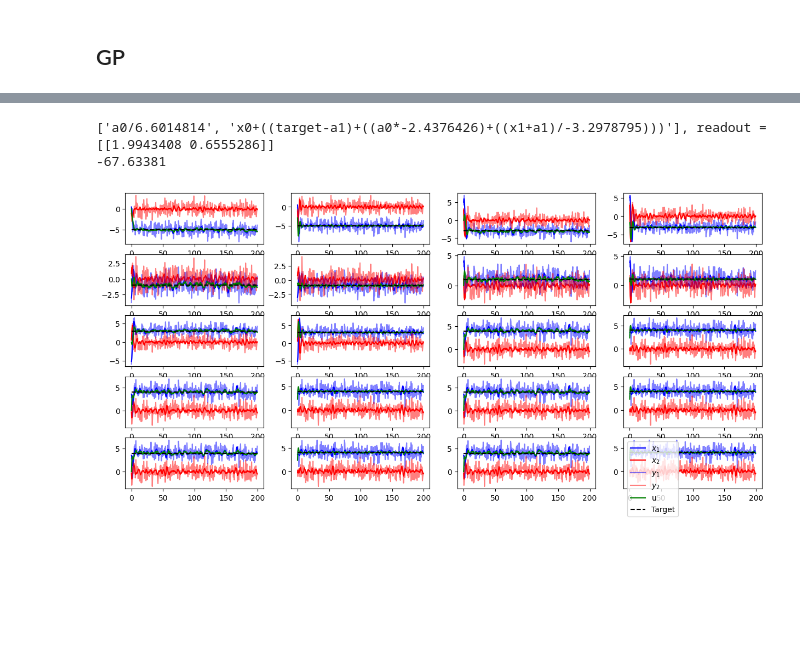
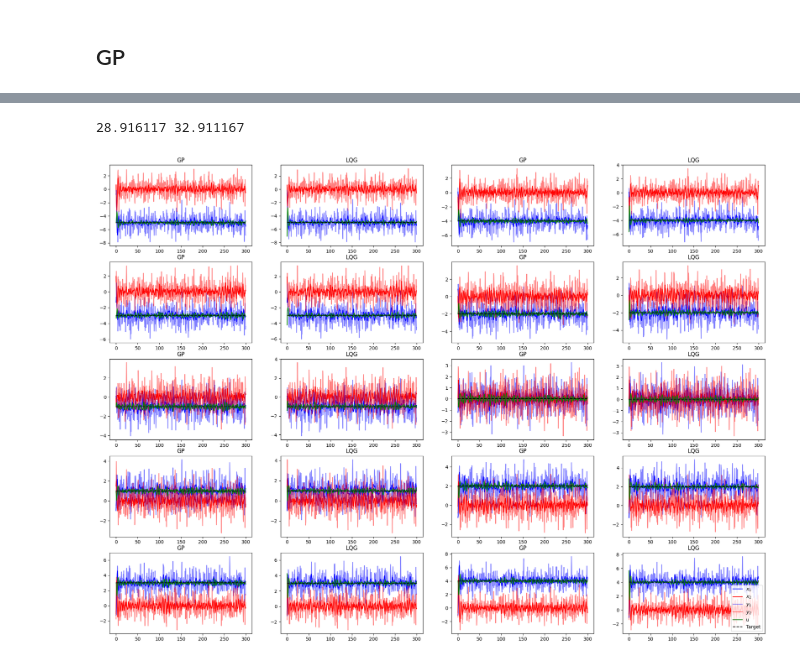
Before and after one commit to sdevries0/MultiTreeGP, a Jupyter notebook: first_pytrees.ipynb, the cells around one changed output, grey strips where cells are left out. Drawn from its saved outputs; the diff is of its cells as text; code cells hidden in the pictures; blank space fills up the shorter version.

Commit message:
Multiple envs, robuster GP

```diff
--- a/first_pytrees.ipynb
+++ b/first_pytrees.ipynb
@@ -386,10 +402,0 @@ Final generation, average fitness: 3950380.0, best_fitness: 56.31295394897461, b
-# %%
-for i in range(n_seeds):
-        plt.plot(-1*best_fitnesses[i], color="blue")
-plt.hlines(jnp.mean(jnp.array(all_rewards_lq))*env.dt, 0, generations-1, color="red", label=env_type)
-plt.plot(0, 0, label=f"GP", color="blue")
-plt.title("Best fitness per generation")
-plt.xlabel("Generation")
-plt.ylabel("Reward")
-plt.legend()
-plt.show()
@@ -422,38 +514,49 @@ def my_to_string(sol):
 # %%
-data, env, fitness_function, rewards_lq, state_obs_control_lq = get_data(seed, env_type, T=200)
-x0,ts,targets,noise_keys=data
+test_T = 300
+dt = 0.5
+seed = 10
 
-# sol = multi_gp.Expression([my_to_string('-4.0*a0 - 4.20*target + 3.0*x1'),my_to_string('a1**2.0')],jnp.array([[-0.98,0.20]]))
+test_data, sample_params, env = get_data(seed, T=test_T, dt=dt)
+rewards_lqg, state_obs_control_lqg = evaluate_lqg(test_data, env, sample_params)
+x0,ts,targets,noise_keys,params=test_data
+gp = multi_gp.ODE_GP(seed, state_size=2)
+gp.initialize_variables(env)
 
-# xs_gp, ys_gp, us_gp, act = jax.vmap(gp.evaluate_control_loop, in_axes=[None,0,None, 0, 0])(sol, x0, ts, targets, noise_keys)
-index = 0
-print(best_solutions[index])
-xs_gp, ys_gp, us_gp, act = jax.vmap(gp.evaluate_control_loop, in_axes=[None,0,None, 0, 0])(best_solutions[index], x0, ts, targets, noise_keys)
-rewards_gp = jax.vmap(fitness_function.get_rewards)(xs_gp, us_gp, targets)
-print(jnp.mean(rewards_gp,axis=0)[-1]*dt)
-fig, ax = plt.subplots(ncols=4,nrows=5, figsize=(15,7))
+sol = multi_gp.Expression([my_to_string('y0'), my_to_string('-2*a1 - 1.1477711*y1')], my_to_string('a1 + target'))
+xs_gp, ys_gp, us_gp, _, rewards_gp = jax.vmap(gp.evaluate_control_loop, in_axes=[None,0,None, 0, 0, 0])(sol, x0, ts, targets, noise_keys, params)
+
+# index = 0
+# print("state equations: ", gp.trees_to_sympy(best_solutions[index])," readout: ",gp.tree_to_sympy(best_solutions[index].readout))
+# xs_gp, ys_gp, us_gp, _, rewards_gp = jax.vmap(gp.evaluate_control_loop, in_axes=[None,0,None, 0, 0, 0])(best_solutions[index], x0, ts, targets, noise_keys, params)
+
+print(jnp.mean(rewards_gp[:,-1])*dt, jnp.mean(rewards_lqg[:,-1])*dt)
+
+fig, ax = plt.subplots(ncols=4,nrows=5, figsize=(25,18))
 ax = ax.ravel()
 
-xs_lq, ys_lq, us_lq = state_obs_control_lq
 for i in range(x0.shape[0]):
     index = 2*i
-    ax[index].plot(ts,xs_gp[index,:,0], label='$x_1$', color='blue')
-    ax[index].plot(ts,xs_gp[index,:,1], label='$x_2$', color='red')
-    ax[index].plot(ts,ys_gp[index,:,0], label='$y_1$', alpha=0.5, color='blue')
-    ax[index].plot(ts,ys_gp[index,:,1], label='$y_2$', alpha=0.5, color='red')
-    ax[index].plot(ts,us_gp[index], label='u', color='green')
-    ax[index].hlines(targets[index], ts[0], ts[-1], color="black", linestyle="--", label="Target")
+    ax[index].plot(ts,xs_gp[i,:,0], label='$x_1$', color='blue')
+    ax[index].plot(ts,xs_gp[i,:,1], label='$x_2$', color='red')
+    ax[index].plot(ts,ys_gp[i,:,0], label='$y_1$', alpha=0.5, color='blue')
+    if ys_gp.shape[-1]==2:
+        ax[index].plot(ts,ys_gp[i,:,1], label='$y_2$', alpha=0.5, color='red')
+    ax[index].plot(ts,us_gp[i], label='u', color='green')
+    ax[index].hlines(targets[i], ts[0], ts[-1], color="black", linestyle="--", label="Target")
+    ax[index].set_title("GP")
+    # ax[index].set_ylim(targets[i]-0.5, targets[i]+0.5)
 
-    ax[index+1].plot(ts,xs_lq[index,:,0], label='$x_1$', color='blue')
-    ax[index+1].plot(ts,xs_lq[index,:,1], label='$x_2$', color='red')
-    ax[index+1].plot(ts,ys_lq[index,:,0], label='$y_1$', alpha=0.5, color='blue')
-    ax[index+1].plot(ts,ys_lq[index,:,1], label='$y_2$', alpha=0.5, color='red')
-    ax[index+1].plot(ts,us_lq[index], label='u', color='green')
-    ax[index+1].hlines(targets[index], ts[0], ts[-1], color="black", linestyle="--", label="Target")
+    ax[index+1].plot(ts,state_obs_control_lqg[i,:,0], label='$x_1$', color='blue')
+    ax[index+1].plot(ts,state_obs_control_lqg[i,:,1], label='$x_2$', color='red')
+    ax[index+1].plot(ts,state_obs_control_lqg[i,:,2], label='$y_1$', alpha=0.5, color='blue')
+    ax[index+1].plot(ts,state_obs_control_lqg[i,:,3], label='$y_2$', alpha=0.5, color='red')
+    ax[index+1].plot(ts,state_obs_control_lqg[i,:,4], label='u', color='green')
+    ax[index+1].hlines(targets[i], ts[0], ts[-1], color="black", linestyle="--", label="Target")
+    ax[index+1].set_title('LQG')
+    # ax[index+1].set_ylim(targets[i]-0.5, targets[i]+0.5)
 ax[-1].legend()
 plt.show()
 # %% [output]
-['a0/6.6014814', 'x0+((target-a1)+((a0*-2.4376426)+((x1+a1)/-3.2978795)))'], readout = [[1.9943408 0.6555286]]
--67.63381
+28.916117 32.911167
-[figure, old version]
+[figure, new version]
 # %%
```
Also changed, not shown: parts of 19 cells of this notebook, 1 other file.
